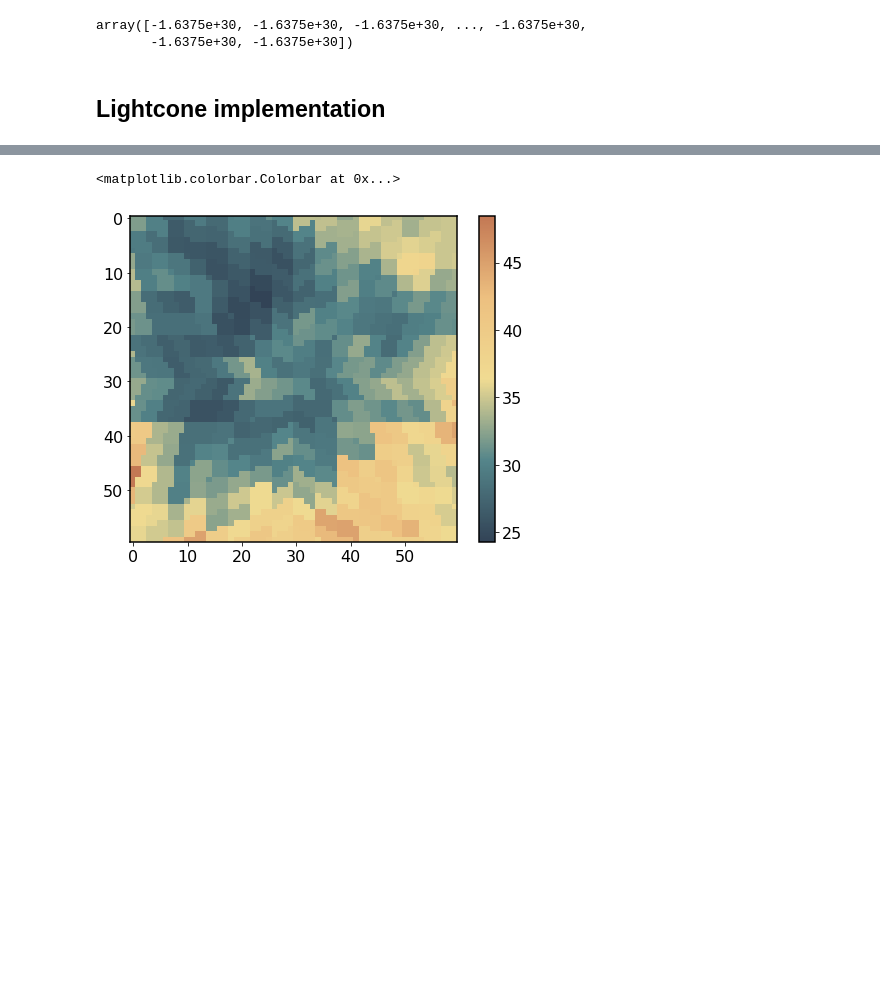
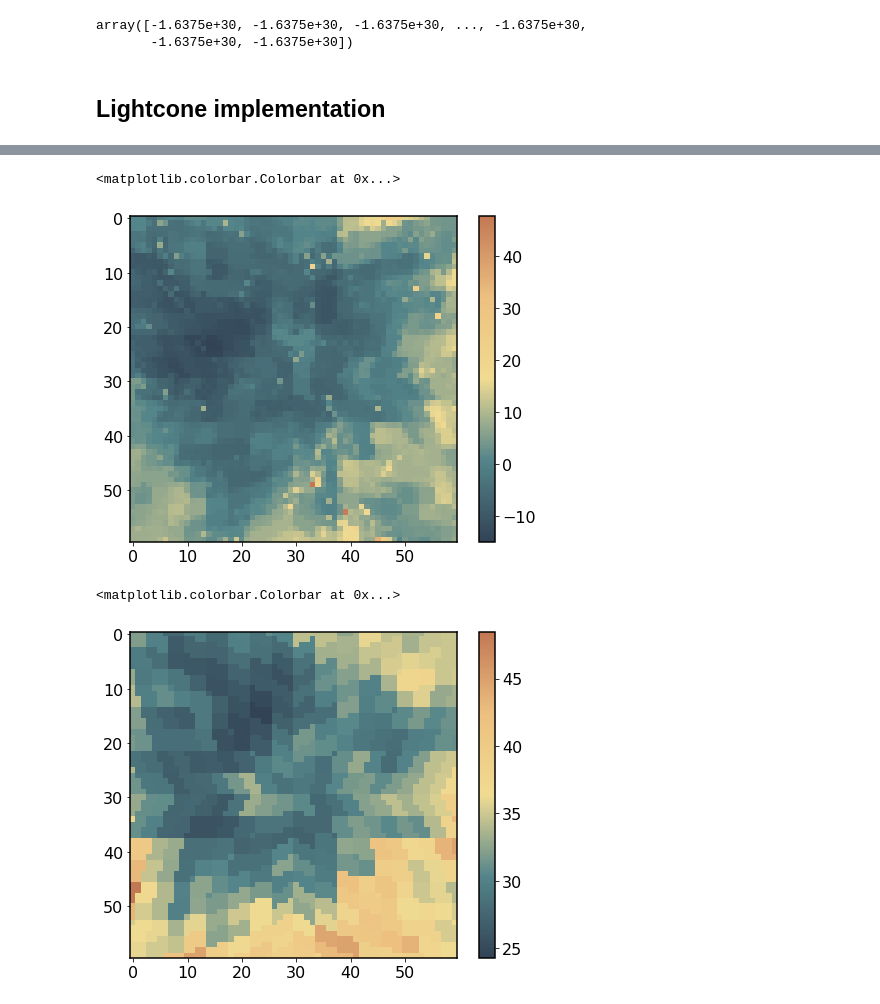
Before and after one commit to kokron/skyLine, a Jupyter notebook: notebooks/Galactic Foregrounds.ipynb, the cells around one changed output, grey strips where cells are left out. Drawn from its saved outputs; the diff is of its cells as text; code cells hidden in the pictures; blank space fills up the shorter version.

```diff
--- a/notebooks/Galactic Foregrounds.ipynb
+++ b/notebooks/Galactic Foregrounds.ipynb
@@ -453,3 +459,9 @@ plt.colorbar()
+# %%
+plt.imshow(CO_map[0], cmap=cmap)
+plt.colorbar()
+# %% [output]
+<matplotlib.colorbar.Colorbar at 0x...>
+[figure, added]
 # %%
 plt.imshow(gal_cart, cmap=cmap)
 plt.colorbar()
```
Also changed, not shown: parts of 5 cells of this notebook, 5 other files.
